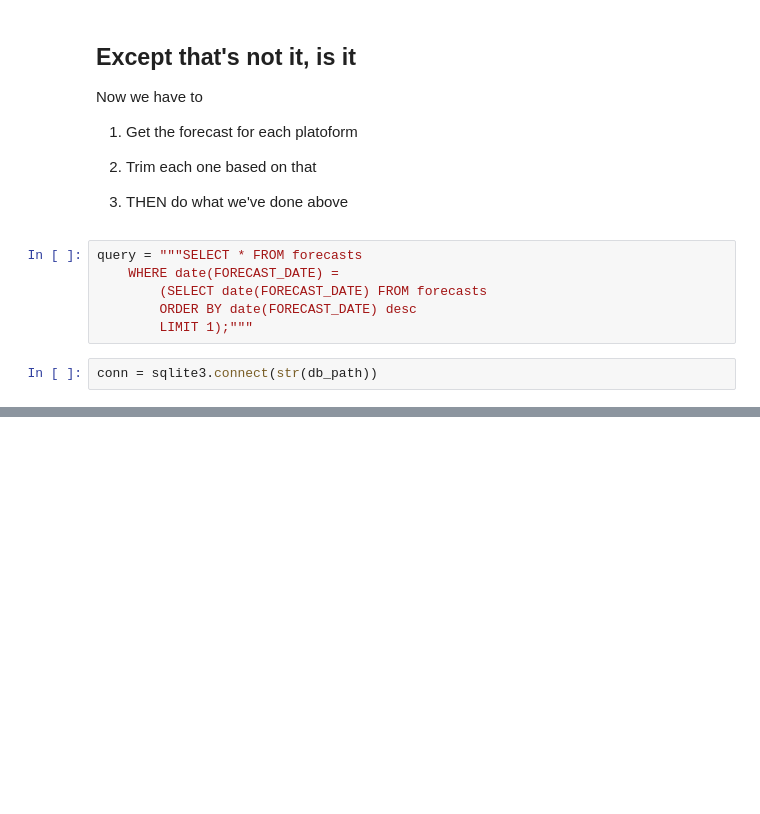
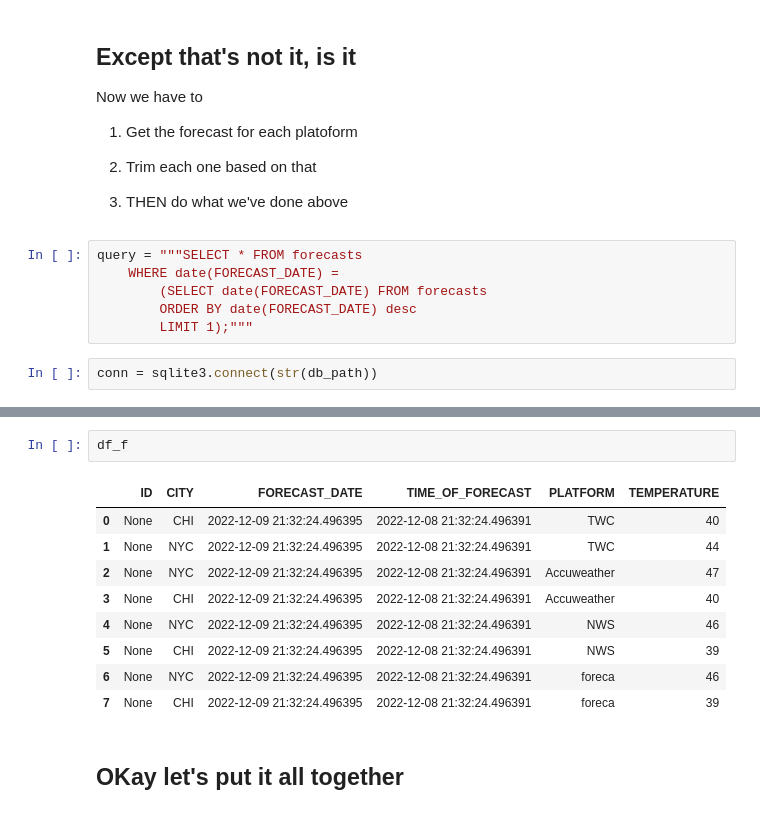
Before and after one commit to chondromalasia/weather, a Jupyter notebook: notebooks/Analytics-1.ipynb, the cells around one changed output, grey strips where cells are left out. Cells and saved outputs as stored; diff of their text form; blank space fills up the shorter version.

```diff
--- a/notebooks/Analytics-1.ipynb
+++ b/notebooks/Analytics-1.ipynb
@@ -491,0 +642,14 @@ errors_by_platform(df, "CHI", "TWC", 40, 38)
+# %%
+df_f
+# %% [output]
+|  | ID | CITY | FORECAST_DATE | TIME_OF_FORECAST | PLATFORM | TEMPERATURE |
+| 0 | None | CHI | 2022-12-09 21:32:24.496395 | 2022-12-08 21:32:24.496391 | TWC | 40 |
+| 1 | None | NYC | 2022-12-09 21:32:24.496395 | 2022-12-08 21:32:24.496391 | TWC | 44 |
+| 2 | None | NYC | 2022-12-09 21:32:24.496395 | 2022-12-08 21:32:24.496391 | Accuweather | 47 |
+| 3 | None | CHI | 2022-12-09 21:32:24.496395 | 2022-12-08 21:32:24.496391 | Accuweather | 40 |
+| 4 | None | NYC | 2022-12-09 21:32:24.496395 | 2022-12-08 21:32:24.496391 | NWS | 46 |
+| 5 | None | CHI | 2022-12-09 21:32:24.496395 | 2022-12-08 21:32:24.496391 | NWS | 39 |
+| 6 | None | NYC | 2022-12-09 21:32:24.496395 | 2022-12-08 21:32:24.496391 | foreca | 46 |
+| 7 | None | CHI | 2022-12-09 21:32:24.496395 | 2022-12-08 21:32:24.496391 | foreca | 39 |
+# %% [markdown]
+## OKay let's put it all together
```
Also changed, not shown: parts of 49 cells of this notebook, 5 other files.
